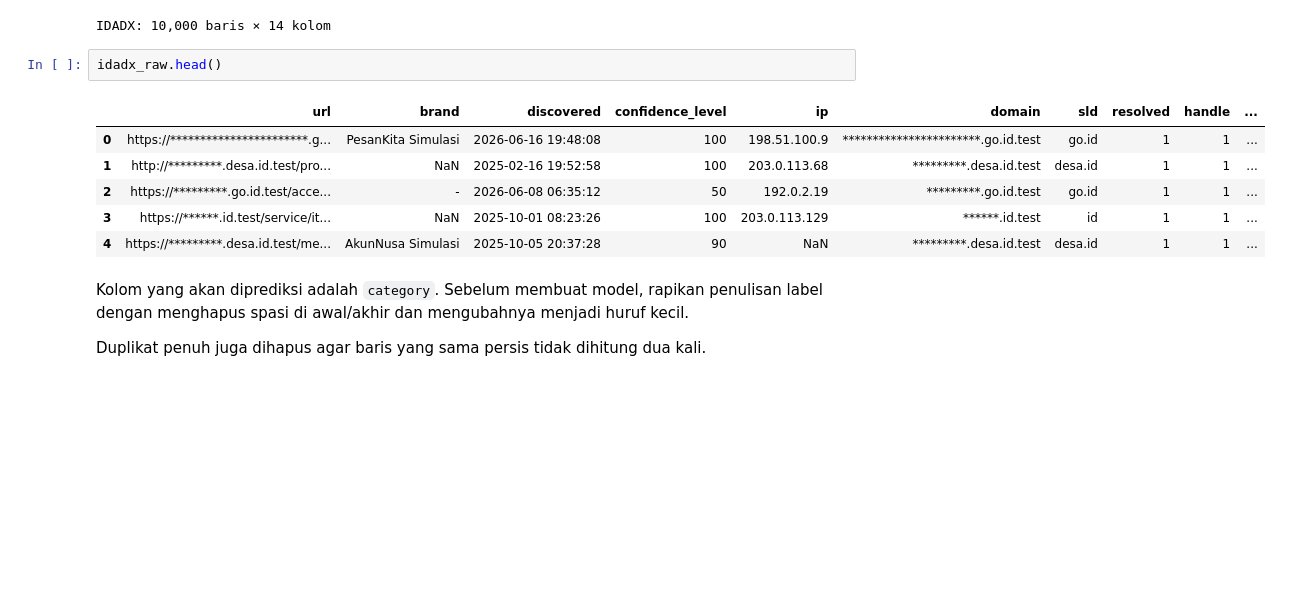
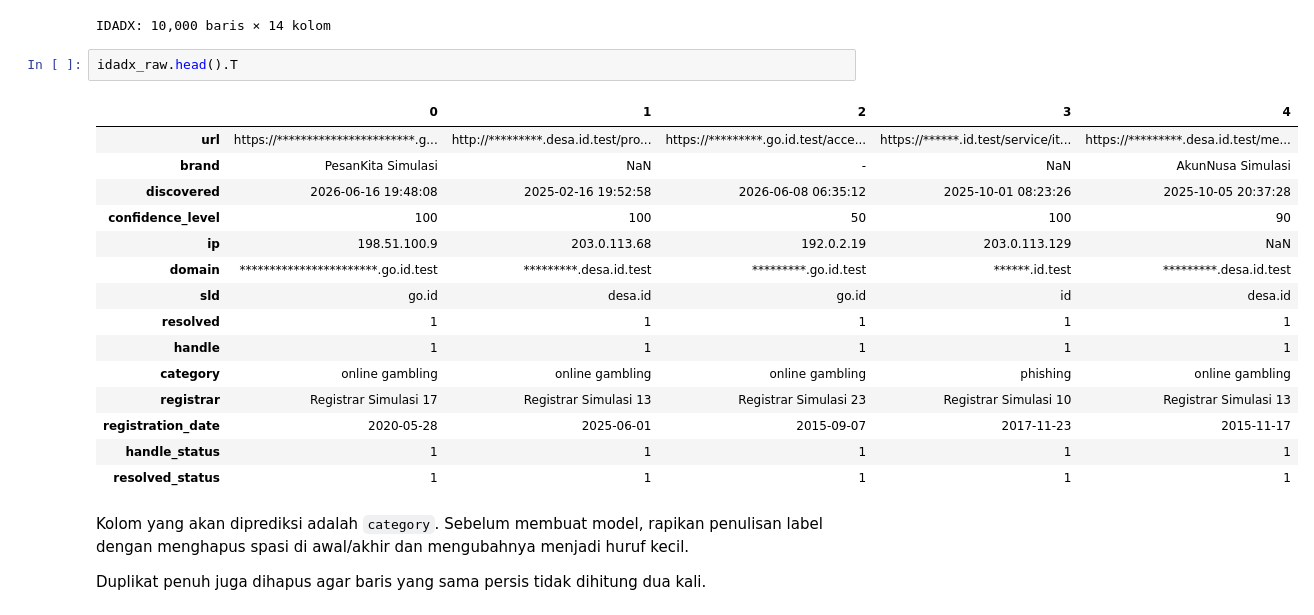
Before and after one commit to taufiksutanto/PeDaS-2026, a Jupyter notebook: PeDaS_2026_Sesi_2_Build_Model_That_Generalizes.ipynb, the cells around one changed output. Drawn from its saved outputs; the diff is of its cells as text; blank space fills up the shorter version.

```diff
--- a/PeDaS_2026_Sesi_2_Build_Model_That_Generalizes.ipynb
+++ b/PeDaS_2026_Sesi_2_Build_Model_That_Generalizes.ipynb
@@ -44,14 +44,23 @@ print(f"IDADX: {idadx_raw.shape[0]:,} baris × {idadx_raw.shape[1]} kolom")
 # %% [output]
 IDADX: 10,000 baris × 14 kolom
 # %%
-idadx_raw.head()
+idadx_raw.head().T
 # %% [output]
-|  | url | brand | discovered | confidence_level | ip | domain | sld | resolved | handle | ... |
-| 0 | https://***********************.g... | PesanKita Simulasi | 2026-06-16 19:48:08 | 100 | 198.51.100.9 | ***********************.go.id.test | go.id | 1 | 1 | ... |
-| 1 | http://*********.desa.id.test/pro... | NaN | 2025-02-16 19:52:58 | 100 | 203.0.113.68 | *********.desa.id.test | desa.id | 1 | 1 | ... |
-| 2 | https://*********.go.id.test/acce... | - | 2026-06-08 06:35:12 | 50 | 192.0.2.19 | *********.go.id.test | go.id | 1 | 1 | ... |
-| 3 | https://******.id.test/service/it... | NaN | 2025-10-01 08:23:26 | 100 | 203.0.113.129 | ******.id.test | id | 1 | 1 | ... |
-| 4 | https://*********.desa.id.test/me... | AkunNusa Simulasi | 2025-10-05 20:37:28 | 90 | NaN | *********.desa.id.test | desa.id | 1 | 1 | ... |
+|  | 0 | 1 | 2 | 3 | 4 |
+| url | https://***********************.g... | http://*********.desa.id.test/pro... | https://*********.go.id.test/acce... | https://******.id.test/service/it... | https://*********.desa.id.test/me... |
+| brand | PesanKita Simulasi | NaN | - | NaN | AkunNusa Simulasi |
+| discovered | 2026-06-16 19:48:08 | 2025-02-16 19:52:58 | 2026-06-08 06:35:12 | 2025-10-01 08:23:26 | 2025-10-05 20:37:28 |
+| confidence_level | 100 | 100 | 50 | 100 | 90 |
+| ip | 198.51.100.9 | 203.0.113.68 | 192.0.2.19 | 203.0.113.129 | NaN |
+| domain | ***********************.go.id.test | *********.desa.id.test | *********.go.id.test | ******.id.test | *********.desa.id.test |
+| sld | go.id | desa.id | go.id | id | desa.id |
+| resolved | 1 | 1 | 1 | 1 | 1 |
+| handle | 1 | 1 | 1 | 1 | 1 |
+| category | online gambling | online gambling | online gambling | phishing | online gambling |
+| registrar | Registrar Simulasi 17 | Registrar Simulasi 13 | Registrar Simulasi 23 | Registrar Simulasi 10 | Registrar Simulasi 13 |
+| registration_date | 2020-05-28 | 2025-06-01 | 2015-09-07 | 2017-11-23 | 2015-11-17 |
+| handle_status | 1 | 1 | 1 | 1 | 1 |
+| resolved_status | 1 | 1 | 1 | 1 | 1 |
 # %% [markdown]
 Kolom yang akan diprediksi adalah `category`. Sebelum membuat model, rapikan penulisan label dengan menghapus spasi di awal/akhir dan mengubahnya menjadi huruf kecil.
 
```
Also changed, not shown: 2 other files.
